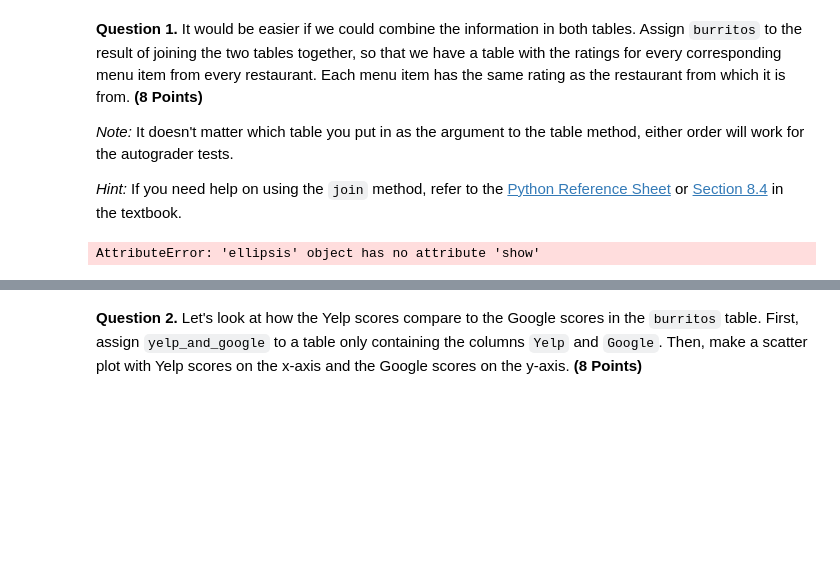
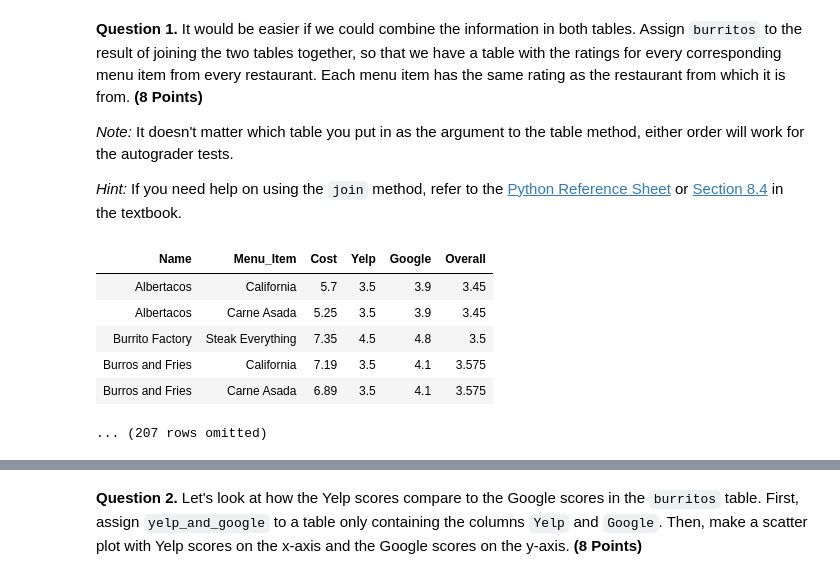
Before and after one commit to RidgeOnTheLedge/DAT1001-RMikkelsen, a Jupyter notebook: hw04/hw04.ipynb, the cells around one changed output, grey strips where cells are left out. Saved outputs shown, nothing was run; the diff lists cells and outputs as text; code cells hidden in the pictures; blank space fills up the shorter version.

```diff
--- a/hw04/hw04.ipynb
+++ b/hw04/hw04.ipynb
@@ -79,9 +79,15 @@ burritos_types.show(5)
 
 *Hint:* If you need help on using the `join` method, refer to the [Python Reference Sheet](https://www.data8.org/reference/) or [Section 8.4](https://www.inferentialthinking.com/chapters/08/4/Joining_Tables_by_Columns.html) in the textbook.
 # %%
-burritos = ...
+burritos = burritos_types.join("Name", ratings)
 burritos.show(5)
 # %% [output]
+| Name | Menu_Item | Cost | Yelp | Google | Overall |
+| Albertacos | California | 5.7 | 3.5 | 3.9 | 3.45 |
+| Albertacos | Carne Asada | 5.25 | 3.5 | 3.9 | 3.45 |
+| Burrito Factory | Steak Everything | 7.35 | 4.5 | 4.8 | 3.5 |
+| Burros and Fries | California | 7.19 | 3.5 | 4.1 | 3.575 |
+| Burros and Fries | Carne Asada | 6.89 | 3.5 | 4.1 | 3.575 |
-AttributeError: 'ellipsis' object has no attribute 'show'
+... (207 rows omitted)
 # %%
 grader.check("q1_1")
```
Also changed, not shown: parts of 17 cells of this notebook, 4 other files.
